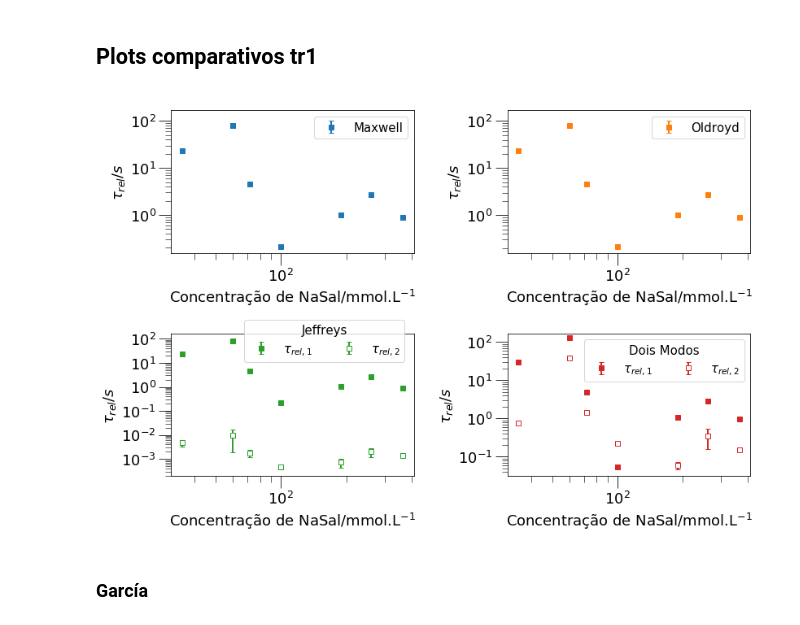
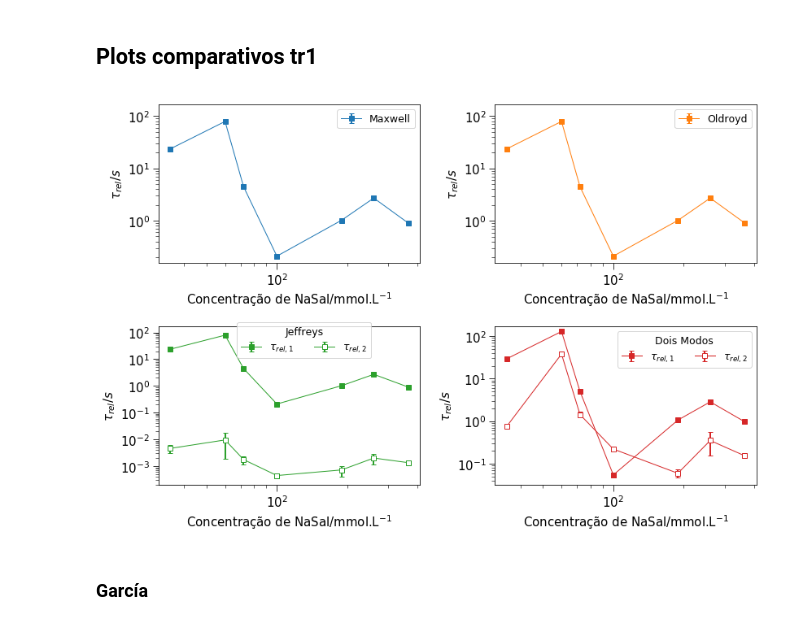
Before and after one commit to KarlClinckspoor/Tese, a Jupyter notebook: imagens/notebooks/dados experimentais/reologia_oscilatórios/água detalhado/Plots e ajustes - Água.ipynb, the cells around one changed output. Saved outputs shown, nothing was run; the diff lists cells and outputs as text; code cells hidden in the pictures.

```diff
--- a/imagens/notebooks/dados experimentais/reologia_oscilatórios/água detalhado/Plots e ajustes - Água.ipynb
+++ b/imagens/notebooks/dados experimentais/reologia_oscilatórios/água detalhado/Plots e ajustes - Água.ipynb
@@ -1122,48 +1122,49 @@ df_ga
 # %% [markdown]
 ## Plots comparativos tr1
 # %%
-mpl.rcParams.update({'font.size': 18, 'text.usetex':False})
+mpl.rcParams.update({'font.size': 15, 'text.usetex':False})
 
 fig, ax = plt.subplots(2, 2, figsize=(9*1.3, 6*1.3))
 alpha=1
 ax = ax.flatten()
 ax[0].errorbar(df_max['c'], df_max['tr'], yerr=df_max['trerr'],
-               linewidth=0, color='C0', marker='s', label='Maxwell', alpha=alpha, elinewidth=2, capsize=3)
+               linewidth=1, color='C0', marker='s', label='Maxwell', alpha=alpha, elinewidth=2, capsize=3)
 ax[1].errorbar(df_old['c'], df_old['tr'], yerr=df_old['trerr'],
-               linewidth=0, color='C1', marker='s', label='Oldroyd', alpha=alpha, elinewidth=2, capsize=3)
+               linewidth=1, color='C1', marker='s', label='Oldroyd', alpha=alpha, elinewidth=2, capsize=3)
 ax[2].errorbar(df_jeff['c'], df_jeff['tr1'], yerr=df_jeff['tr1err'],
-               linewidth=0, color='C2', marker='s', label=r'$\tau_{rel,1}$', alpha=alpha, elinewidth=2, capsize=3)
+               linewidth=1, color='C2', marker='s', label=r'$\tau_{rel,1}$', alpha=alpha, elinewidth=2, capsize=3)
 ax[2].errorbar(df_jeff['c'], df_jeff['tr2'], yerr=df_jeff['tr2err'],
-               linewidth=0, color='C2', marker='s', label=r'$\tau_{rel,2}$', alpha=alpha, mfc='w', elinewidth=2, capsize=3)
+               linewidth=1, color='C2', marker='s', label=r'$\tau_{rel,2}$', alpha=alpha, mfc='w', elinewidth=2, capsize=3)
 ax[3].errorbar(df_tm['c'], df_tm['tr1'], yerr=df_tm['tr1err'],
-               linewidth=0, color='C3', marker='s', label=r'$\tau_{rel,1}$', alpha=alpha, elinewidth=2, capsize=3)
+               linewidth=1, color='C3', marker='s', label=r'$\tau_{rel,1}$', alpha=alpha, elinewidth=2, capsize=3)
 ax[3].errorbar(df_tm['c'], df_tm['tr2'], yerr=df_tm['tr2err'],
-               linewidth=0, color='C3', marker='s', label=r'$\tau_{rel,2}$', alpha=alpha, mfc='w', elinewidth=2, capsize=3)
+               linewidth=1, color='C3', marker='s', label=r'$\tau_{rel,2}$', alpha=alpha, mfc='w', elinewidth=2, capsize=3)
+
 
 max_prop = max([i.get_ylim()[1] for i in ax])
 min_prop = min([i.get_ylim()[0] for i in ax])
 
 for i in ax:
     i.set(xscale='log', yscale='log', ylabel=r'$\tau_{rel}/s$',
           xlabel=r'Concentração de NaSal/mmol.L$^{-1}$')
     i.set_ylim(top=max_prop*1.2) #, bottom=10**min_prop)
     i.legend(title_fontsize='small', fontsize='small')
-    i.tick_params(which='major', length=15)
-    i.tick_params(which='minor', length=7.5)
+    i.tick_params(which='major', length=15/2)
+    i.tick_params(which='minor', length=7.5/2)
 
 
 #fig.suptitle(r'$\tau_r$')
 
 ax[3].legend(loc='upper right', title='Dois Modos', title_fontsize='small', fontsize='small', ncol=2)
 ax[2].legend(loc=(0.3, 0.8), title='Jeffreys', title_fontsize='small', fontsize='small',
             ncol=2)
 fig.set_tight_layout(True)
 
 fig.savefig(r'../../../../reologia/oscilatório_agua_tr.pdf')
 
 mpl.rcParams.update({'font.size': 14, 'text.usetex':False})
 # %% [output]
-[figure, old version]
+[figure, new version]
 # %% [markdown]
 ### García
 # %%
```
Also changed, not shown: 10 other files.
